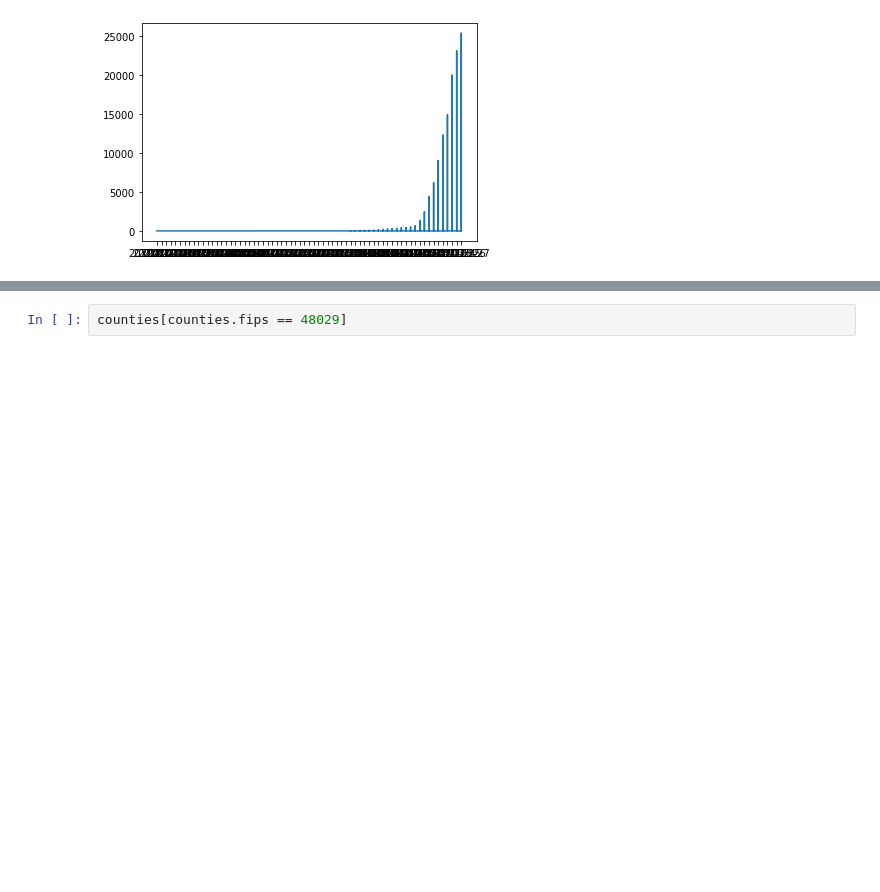
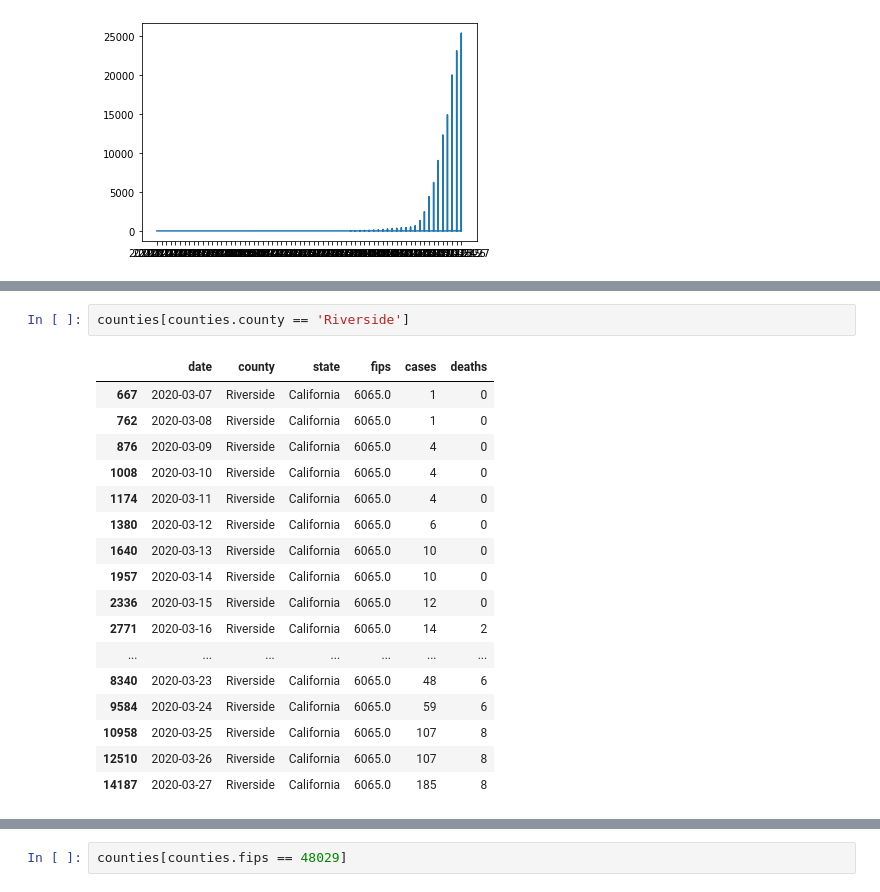
Before and after one commit to Jeff-Hutchins/covid-19-data, a Jupyter notebook: exploration_ny_times_data.ipynb, the cells around one changed output, grey strips where cells are left out. Saved outputs shown, nothing was run; the diff lists cells and outputs as text; blank space fills up the shorter version.

```diff
--- a/exploration_ny_times_data.ipynb
+++ b/exploration_ny_times_data.ipynb
@@ -40,0 +129,20 @@ plt.plot(counties.date, counties.cases)
+# %%
+counties[counties.county == 'Riverside']
+# %% [output]
+|  | date | county | state | fips | cases | deaths |
+| 667 | 2020-03-07 | Riverside | California | 6065.0 | 1 | 0 |
+| 762 | 2020-03-08 | Riverside | California | 6065.0 | 1 | 0 |
+| 876 | 2020-03-09 | Riverside | California | 6065.0 | 4 | 0 |
+| 1008 | 2020-03-10 | Riverside | California | 6065.0 | 4 | 0 |
+| 1174 | 2020-03-11 | Riverside | California | 6065.0 | 4 | 0 |
+| 1380 | 2020-03-12 | Riverside | California | 6065.0 | 6 | 0 |
+| 1640 | 2020-03-13 | Riverside | California | 6065.0 | 10 | 0 |
+| 1957 | 2020-03-14 | Riverside | California | 6065.0 | 10 | 0 |
+| 2336 | 2020-03-15 | Riverside | California | 6065.0 | 12 | 0 |
+| 2771 | 2020-03-16 | Riverside | California | 6065.0 | 14 | 2 |
+| ... | ... | ... | ... | ... | ... | ... |
+| 8340 | 2020-03-23 | Riverside | California | 6065.0 | 48 | 6 |
+| 9584 | 2020-03-24 | Riverside | California | 6065.0 | 59 | 6 |
+| 10958 | 2020-03-25 | Riverside | California | 6065.0 | 107 | 8 |
+| 12510 | 2020-03-26 | Riverside | California | 6065.0 | 107 | 8 |
+| 14187 | 2020-03-27 | Riverside | California | 6065.0 | 185 | 8 |
```
Also changed, not shown: parts of 11 cells of this notebook.
